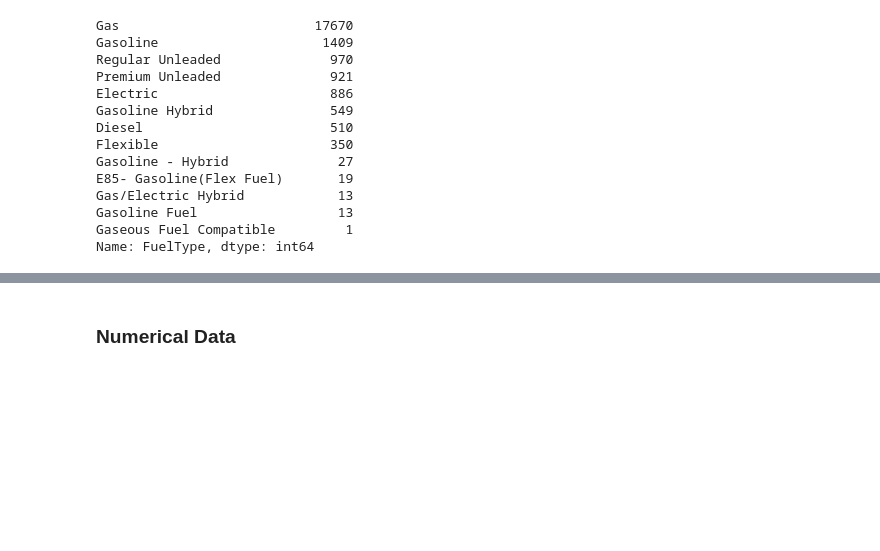
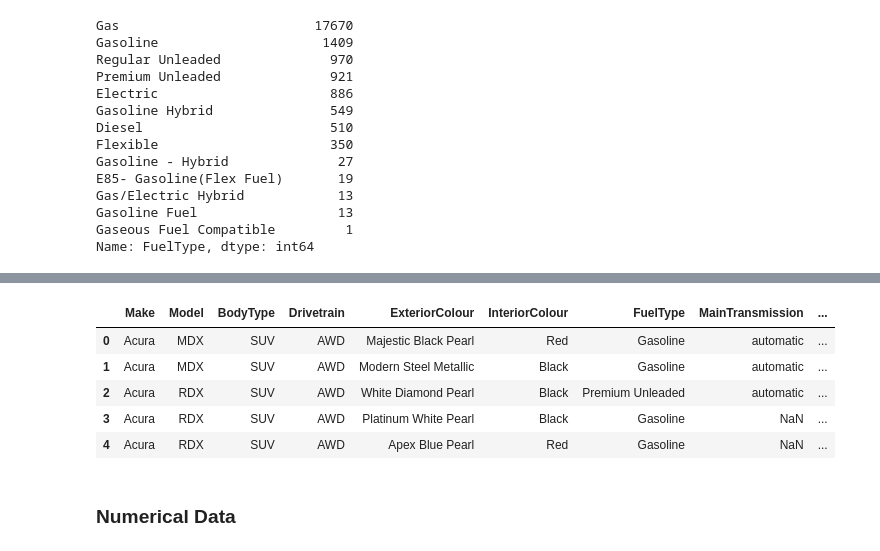
Before and after one commit to alfiannajih/used-vehicle-price-prediction, a Jupyter notebook: used_vehicle.ipynb, the cells around one changed output, grey strips where cells are left out. Saved outputs shown, nothing was run; the diff lists cells and outputs as text; code cells hidden in the pictures; blank space fills up the shorter version.

```diff
--- a/used_vehicle.ipynb
+++ b/used_vehicle.ipynb
@@ -673,6 +675,15 @@ fuel_type_map = {
 }
 
 full_cat_data['FuelType'] = full_cat_data['FuelType'].map(fuel_type_map)
+# %%
+full_cat_data.head()
+# %% [output]
+|  | Make | Model | BodyType | Drivetrain | ExteriorColour | InteriorColour | FuelType | MainTransmission | ... |
+| 0 | Acura | MDX | SUV | AWD | Majestic Black Pearl | Red | Gasoline | automatic | ... |
+| 1 | Acura | MDX | SUV | AWD | Modern Steel Metallic | Black | Gasoline | automatic | ... |
+| 2 | Acura | RDX | SUV | AWD | White Diamond Pearl | Black | Premium Unleaded | automatic | ... |
+| 3 | Acura | RDX | SUV | AWD | Platinum White Pearl | Black | Gasoline | NaN | ... |
+| 4 | Acura | RDX | SUV | AWD | Apex Blue Pearl | Red | Gasoline | NaN | ... |
 # %% [markdown]
 ### Numerical Data <a name='num_distribution'></a>
 # %%
```
Also changed, not shown: parts of 18 cells of this notebook, 4 other files.
